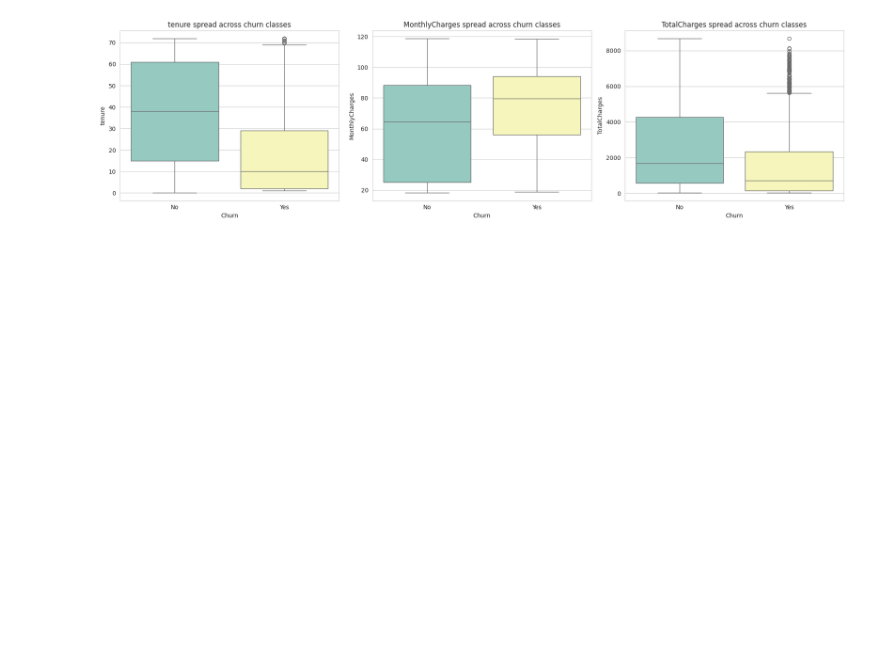
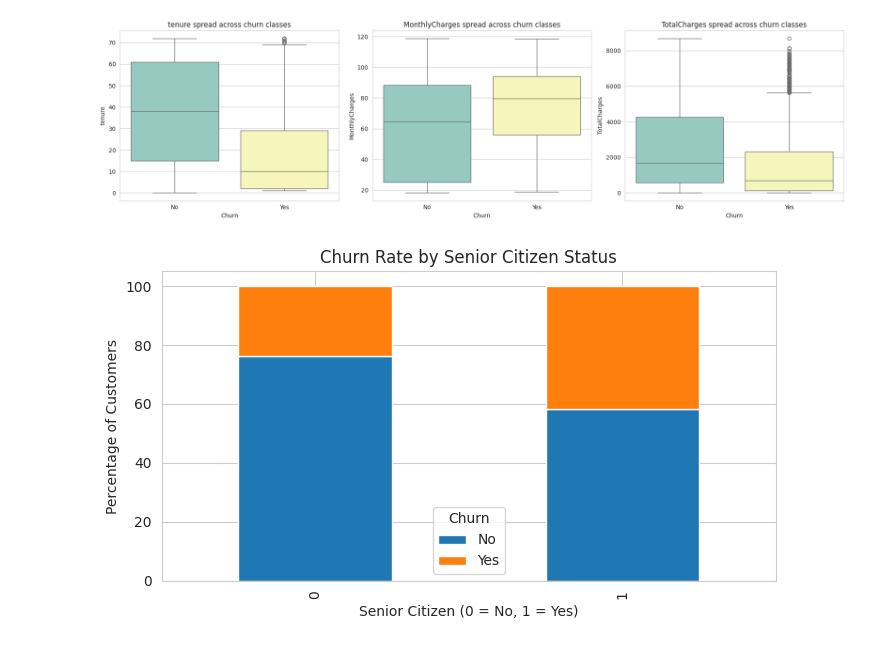
Before and after one commit to methasha20250805/Customer-Churn---Machine-Learning, a Jupyter notebook: ML_CW.ipynb, the cells around one changed output. Cells and saved outputs as stored; diff of their text form; code cells hidden in the pictures; blank space fills up the shorter version.

```diff
--- a/ML_CW.ipynb
+++ b/ML_CW.ipynb
@@ -106,4 +142,25 @@ plt.show()
 # %% [output]
 [figure]
 [figure]
+# %%
+senior_churn = pd.crosstab(
+    churn_raw["SeniorCitizen"],
+    churn_raw["Churn"],
+    normalize="index"
+) * 100
+
+senior_churn.plot(
+    kind="bar",
+    stacked=True,
+    figsize=(7, 4)
+)
+
+plt.title("Churn Rate by Senior Citizen Status")
+plt.xlabel("Senior Citizen (0 = No, 1 = Yes)")
+plt.ylabel("Percentage of Customers")
+plt.legend(title="Churn")
+plt.tight_layout()
+plt.show()
+# %% [output]
+[figure, added]
 # %%
```
Also changed, not shown: parts of 7 cells of this notebook.
